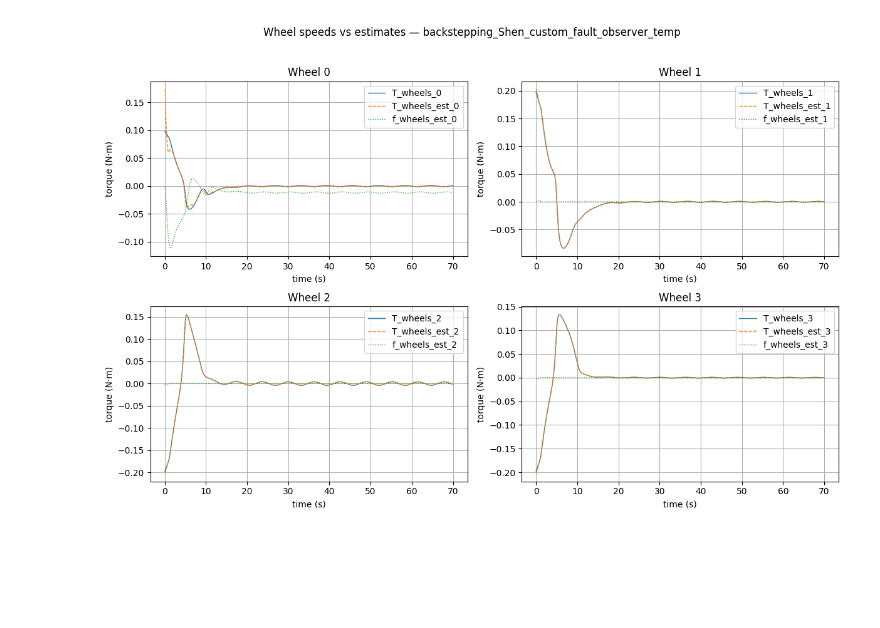
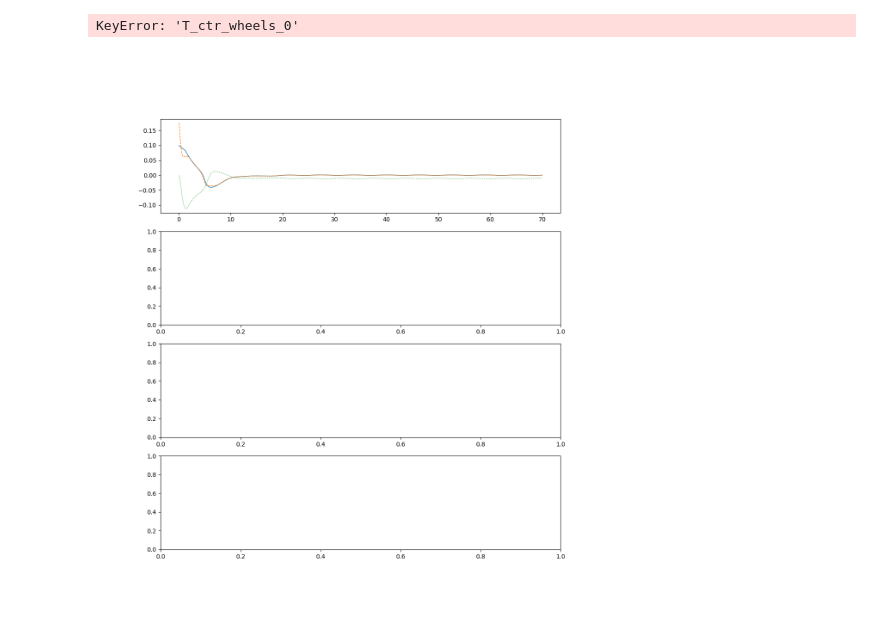
Before and after one commit to jacquesstellies/satellite-sim, a Jupyter notebook: plot_viewer.ipynb, the cells around one changed output. Saved outputs shown, nothing was run; the diff lists cells and outputs as text; code cells hidden in the pictures; blank space fills up the shorter version.

Commit message:
Update plot_viewer

```diff
--- a/plot_viewer.ipynb
+++ b/plot_viewer.ipynb
@@ -48,20 +62,27 @@ plt.show()
 # %%
-# plot actual vs estimated wheel speeds for all 4 wheels
-fig, axs = plt.subplots(2, 2, figsize=(12, 8))
+# plot actual vs estimated wheel torque for all 4 wheels
+fig, axs = plt.subplots(4, 1, figsize=(12, 13))
 axs = axs.flatten()
 
 for i in range(4):
     axs[i].plot(df['time'], df[f'T_wheels_{i}'], label=f'T_wheels_{i}', linewidth=1)
     axs[i].plot(df['time'], df[f'T_wheels_est_{i}'], '--', label=f'T_wheels_est_{i}', linewidth=1)
     axs[i].plot(df['time'], df[f'f_wheels_est_{i}'], ':', label=f'f_wheels_est_{i}', linewidth=1)
+    axs[i].plot(df['time'], df[f'T_ctr_wheels_{i}'], '-.', label=f'T_ctr_wheels_{i}', linewidth=1)
+    # axs[i].plot(df['time'], df[f'u_wheels_{i}'], '-.', label=f'u_wheels_{i}', linewidth=1)
     axs[i].set_xlabel('time (s)')
     axs[i].set_ylabel('torque (N·m)')
     axs[i].set_title(f'Wheel {i}')
     axs[i].legend(loc='upper right')
     axs[i].grid(True)
+    axs2 = axs[i].twinx()
+    axs2.set_ylabel('E_est (unitless)', color='tab:red')
+    axs2.plot(df['time'], df[f'E_est_{i}'], ':', label=f'E_est{i}', linewidth=1)
+    axs2.legend(loc='upper left')
 
-fig.suptitle(f'Wheel speeds vs estimates — {log_name}')
+fig.suptitle(f'Wheel torques vs estimates — {log_name}')
 plt.tight_layout(rect=[0, 0, 1, 0.96])
 plt.show()
 # %% [output]
+KeyError: 'T_ctr_wheels_0'
-[figure, old version]
+[figure, new version]
```
Also changed, not shown: parts of 5 cells of this notebook, 1 other file.
